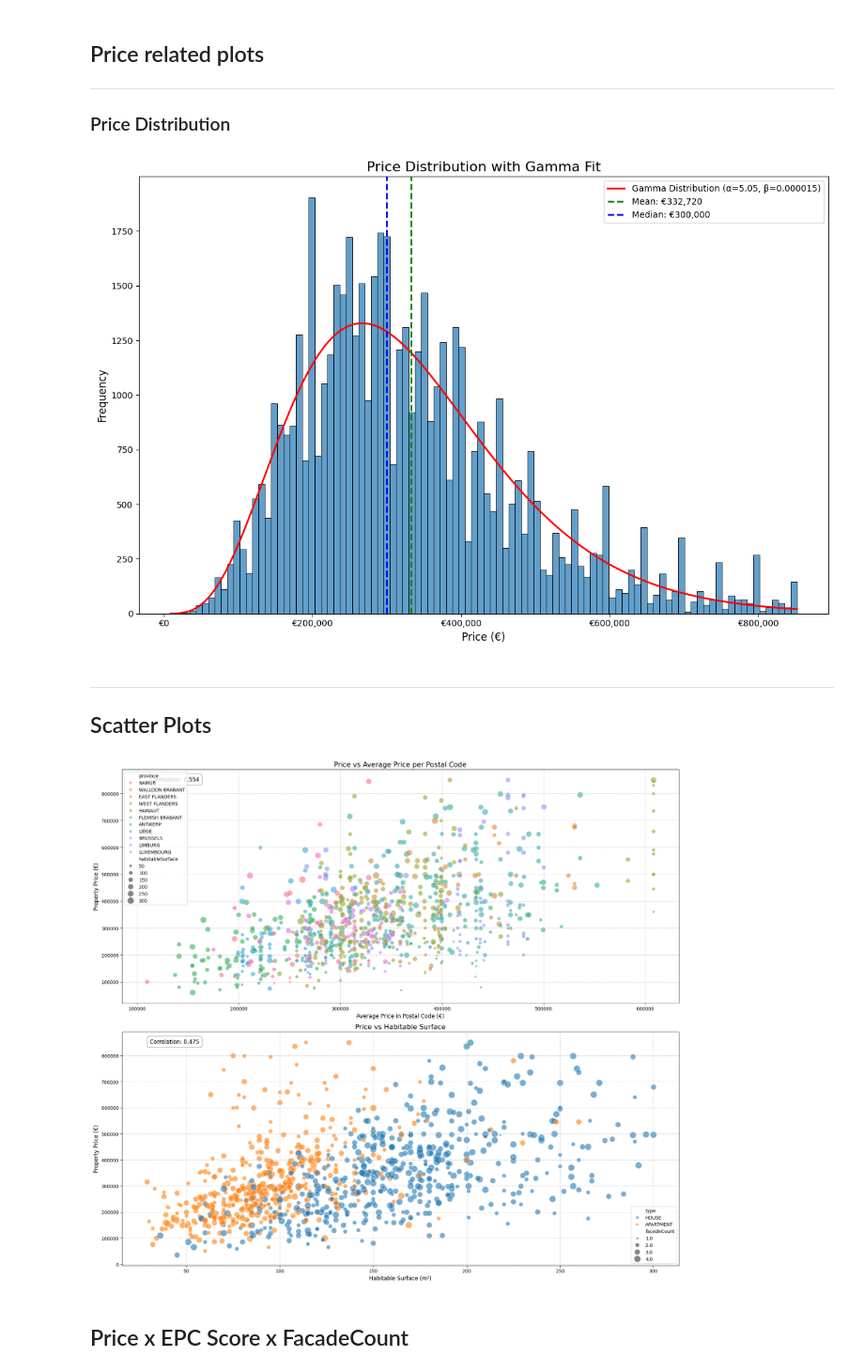
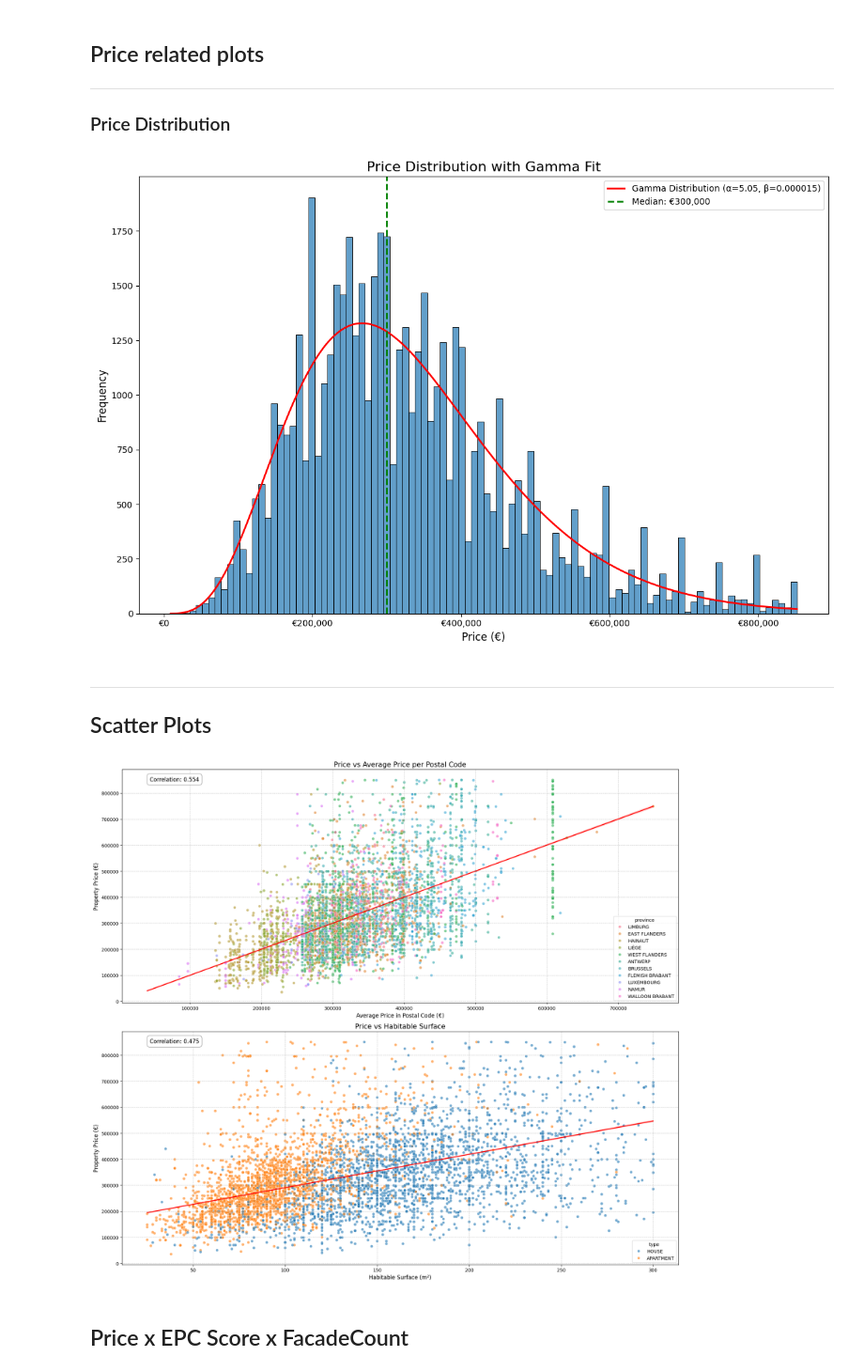
Before and after one commit to becodeorg/immo-eliza-data-exploration-milan, a Jupyter notebook: exprimental/analysis.ipynb, the cells around one changed output. Shown at 94% size. Cells and saved outputs as stored; diff of their text form; code cells hidden in the pictures.

```diff
--- a/exprimental/analysis.ipynb
+++ b/exprimental/analysis.ipynb
@@ -97,12 +97,12 @@ pdf_scaled = pdf * len(price_data) * (max_price - min_price) / 100
 plt.plot(x, pdf_scaled, 'r-', linewidth=2, label=f'Gamma Distribution (α={shape:.2f}, β={1/scale:.6f})')
 
 # Calculate mean and median
-mean_price = df['price'].mean()
+# mean_price = df['price'].mean()
 median_price = df['price'].median()
 
 # Add vertical lines for mean and median
-plt.axvline(mean_price, color='green', linestyle='dashed', linewidth=2, label=f'Mean: €{mean_price:,.0f}')
-plt.axvline(median_price, color='blue', linestyle='dashed', linewidth=2, label=f'Median: €{median_price:,.0f}')
+# plt.axvline(mean_price, color='green', linestyle='dashed', linewidth=2, label=f'Mean: €{mean_price:,.0f}')
+plt.axvline(median_price, color='green', linestyle='dashed', linewidth=2, label=f'Median: €{median_price:,.0f}')
 
 # Add labels and title
 plt.title('Price Distribution with Gamma Fit', fontsize=16)
@@ -123,7 +123,7 @@ plt.tight_layout()
 # Show the plot
 plt.show()
 # %% [output]
-[figure, old version]
+[figure, new version]
 # %% [markdown]
 ---
 
@@ -137,52 +137,72 @@ sns.scatterplot(
     x='avg_price_per_postal_code',
     y='price',
     hue='province',
-    size='habitableSurface',
-    sizes=(20, 200),
     alpha=0.6,
-    data=df.sample(1000),
+    data=df.sample(5000),
     ax=axs[0]
 )
+
+# Add regression line to the first plot
+sns.regplot(
+    x='avg_price_per_postal_code',
+    y='price',
+    data=df,
+    scatter=False,
+    color='red',
+    line_kws={'linewidth': 2},
+    ax=axs[0]
+)
+
 axs[0].set_title('Price vs Average Price per Postal Code', fontsize=15)
 axs[0].set_xlabel('Average Price in Postal Code (€)', fontsize=12)
 axs[0].set_ylabel('Property Price (€)', fontsize=12)
 axs[0].grid(True, linestyle='--', alpha=0.7)
 
 # Add correlation coefficient
 corr = df['price'].corr(df['avg_price_per_postal_code'])
 axs[0].annotate(f'Correlation: {corr:.3f}',
-                   xy=(0.05, 0.95), xycoords='axes fraction',
-                   bbox=dict(boxstyle="round,pad=0.5", fc="white", ec="gray", alpha=0.8),
-                   fontsize=12)
+               xy=(0.05, 0.95), xycoords='axes fraction',
+               bbox=dict(boxstyle="round,pad=0.5", fc="white", ec="gray", alpha=0.8),
+               fontsize=12)
 
 # 2. Price vs habitableSurface (second strongest correlation)
 sns.scatterplot(
     x='habitableSurface',
     y='price',
     hue='type',
-    size='facedeCount',
-    sizes=(20, 200),
     alpha=0.6,
-    data=df.sample(1000),
+    data=df.sample(5000),
     ax=axs[1]
 )
+
+# Add regression line to the second plot
+sns.regplot(
+    x='habitableSurface',
+    y='price',
+    data=df,
+    scatter=False,
+    color='red',
+    line_kws={'linewidth': 2},
+    ax=axs[1]
+)
+
 axs[1].set_title('Price vs Habitable Surface', fontsize=15)
 axs[1].set_xlabel('Habitable Surface (m²)', fontsize=12)
 axs[1].set_ylabel('Property Price (€)', fontsize=12)
 axs[1].grid(True, linestyle='--', alpha=0.7)
 
 # Add correlation coefficient
 corr = df['price'].corr(df['habitableSurface'])
 axs[1].annotate(f'Correlation: {corr:.3f}',
-                   xy=(0.05, 0.95), xycoords='axes fraction',
-                   bbox=dict(boxstyle="round,pad=0.5", fc="white", ec="gray", alpha=0.8),
-                   fontsize=12)
+               xy=(0.05, 0.95), xycoords='axes fraction',
+               bbox=dict(boxstyle="round,pad=0.5", fc="white", ec="gray", alpha=0.8),
+               fontsize=12)
 
 # Improve layout
 plt.tight_layout()
 plt.show()
 # %% [output]
-[figure, old version]
+[figure, new version]
 # %% [markdown]
 ## Price x EPC Score x FacadeCount
 # %%
```
